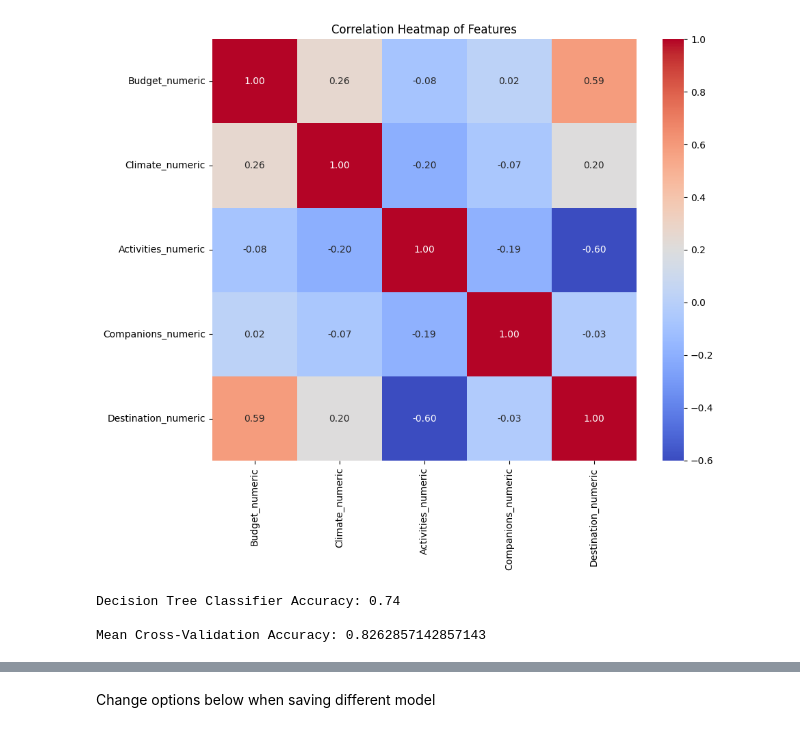
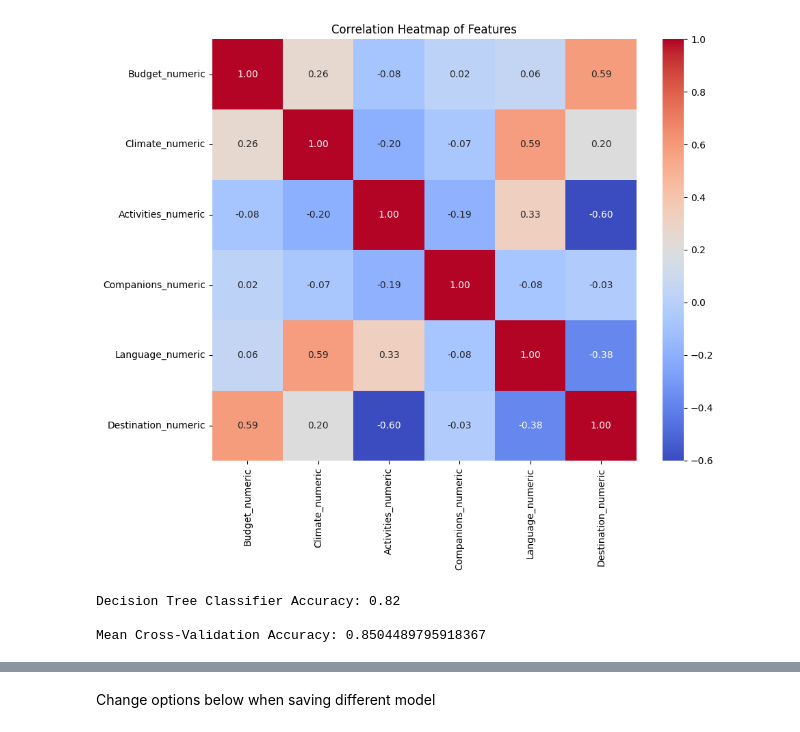
Before and after one commit to Luca-R04/Travel-AI, a Jupyter notebook: Training/Holiday prediction 2.0.ipynb, the cells around one changed output, grey strips where cells are left out. Saved outputs shown, nothing was run; the diff lists cells and outputs as text; code cells hidden in the pictures.

```diff
--- a/Training/Holiday prediction 2.0.ipynb
+++ b/Training/Holiday prediction 2.0.ipynb
@@ -86,11 +107,12 @@ Name: count, dtype: int64
 # %%
-data = pd.DataFrame(df)
+data = pd.DataFrame(df_cleaned)
 
 # Map categorical features to numeric values
 budget_map = {"Low": 1, "Medium": 2, "High": 3}
 climate_map = {"Tropical": 1, "Temperate": 2, "Cold": 3}
 activities_map = {"Adventure": 1, "Sightseeing": 2, "Relaxation": 3}
 companions_map = {"Solo": 1, "Couple": 2, "Family": 3, "Friends": 4}
+language_map = {"Portuguese": 1, "Japanese": 2, "English": 3, "Local Language": 4}
 destinations_map = {
     "Bali - Hostel": 0,
     "Bali - Hotel": 1,
@@ -101,42 +123,43 @@ destinations_map = {
     "London - Hostel": 6,
     "London - Hotel": 7,
     "Rio de Janeiro - Hostel": 8,
     "Rio de Janeiro - Hotel": 9,
     "Rio de Janeiro - Resort": 10,
     "Tokyo - Hostel": 11,
     "Tokyo - Hotel": 12,
     "Tokyo - Resort": 13,
     "Hammerfest - Hostel": 14,
     "Hammerfest - Hotel": 15
 }
 
 # Apply mappings
 data['Budget_numeric'] = data['Budget'].map(budget_map)
 data['Climate_numeric'] = data['Climate Preference'].map(climate_map)
 data['Activities_numeric'] = data['Activities'].map(activities_map)
 data['Companions_numeric'] = data['Travel Companions'].map(companions_map)
+data['Language_numeric'] = data['Language'].map(language_map)
 data['Destination_numeric'] = data['Destination'].map(destinations_map)
 
 # Select numeric columns for correlation
-correlation_data = data[['Budget_numeric', 'Climate_numeric', 'Activities_numeric', 'Companions_numeric', 'Destination_numeric']]
+correlation_data = data[['Budget_numeric', 'Climate_numeric', 'Activities_numeric', 'Companions_numeric', 'Language_numeric', 'Destination_numeric']]
 
 # Calculate the correlation matrix
 correlation_matrix = correlation_data.corr()
 
 # Plot the heatmap
 plt.figure(figsize=(10, 8))
 sns.heatmap(correlation_matrix, annot=True, cmap='coolwarm', fmt=".2f")
 plt.title("Correlation Heatmap of Features")
 plt.show()
 # %% [output]
-[figure, old version]
+[figure, new version]
 # %%
 from sklearn.model_selection import cross_val_score
 from sklearn.preprocessing import LabelEncoder
 from sklearn.metrics import classification_report, confusion_matrix
 
 # Features and target
-X = data[["Budget_numeric", "Climate_numeric", "Activities_numeric", "Companions_numeric"]]
+X = data[["Budget_numeric", "Climate_numeric", "Activities_numeric", "Companions_numeric", "Language_numeric"]]
 y = data["Destination"]
 
 # Encode the target variable if it's categorical
@@ -147,7 +170,7 @@ y = encoder.fit_transform(y)
 X_train, X_test, y_train, y_test = train_test_split(X, y, test_size=0.4, random_state=11)
 
 # Step 3: Train the Decision Tree Classifier
-dt_classifier = DecisionTreeClassifier(max_depth=8,
+dt_classifier = DecisionTreeClassifier(max_depth=10,
                                         min_samples_split=2,
                                         min_samples_leaf=2,
                                         max_features='sqrt',
@@ -163,9 +186,9 @@ print("Decision Tree Classifier Accuracy:", accuracy)
 scores = cross_val_score(dt_classifier, X, y, cv=5)  # 5-fold cross-validation
 print("\nMean Cross-Validation Accuracy:", scores.mean())
 # %% [output]
-Decision Tree Classifier Accuracy: 0.74
+Decision Tree Classifier Accuracy: 0.82
 
-Mean Cross-Validation Accuracy: 0.8262857142857143
+Mean Cross-Validation Accuracy: 0.8504489795918367
 # %%
 # Evaluate with more metrics
 print("\n" + classification_report(y_test, y_pred))
```
Also changed, not shown: parts of 7 cells of this notebook.
